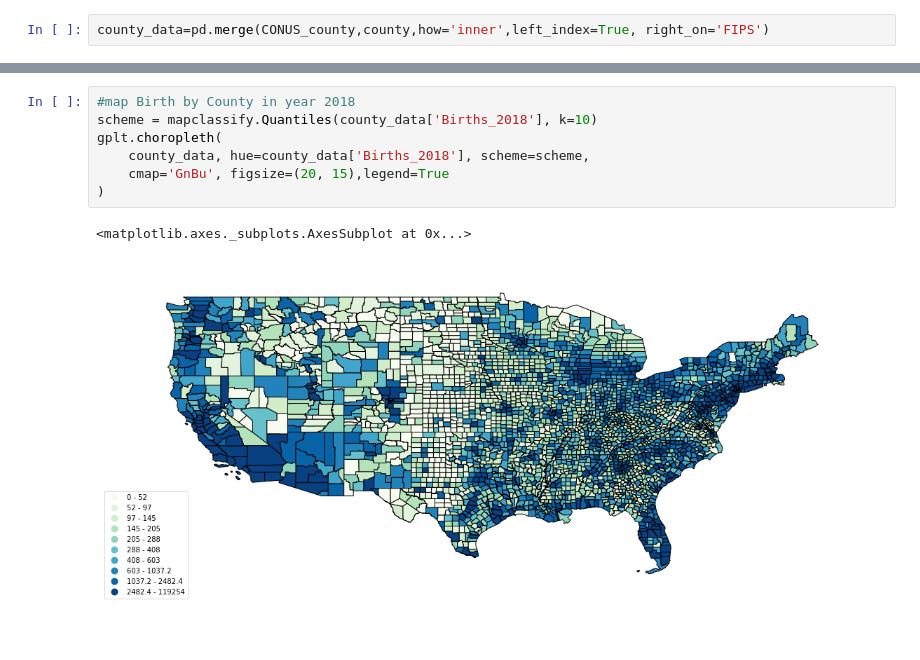
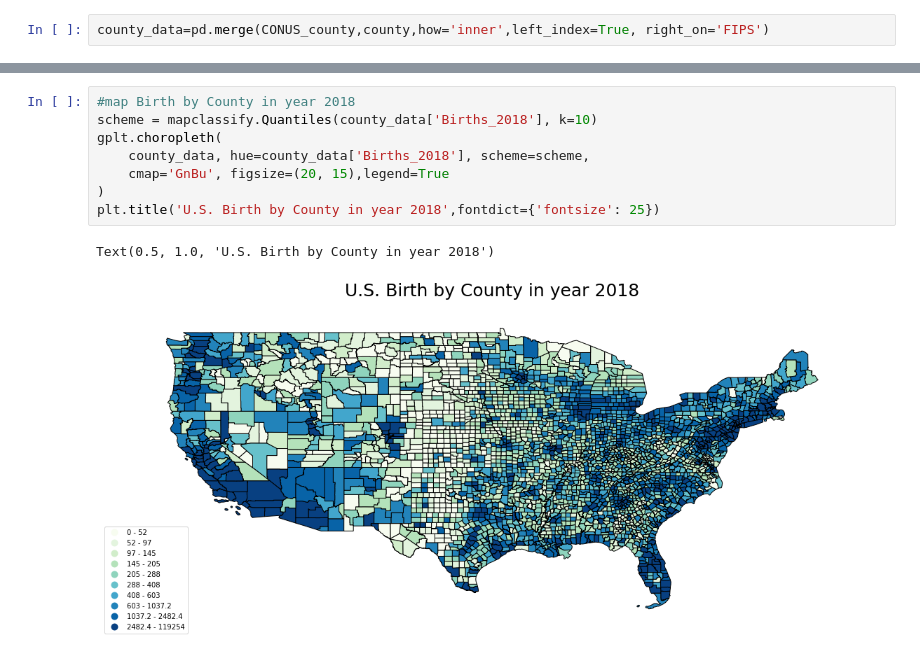
Before and after one commit to chelseawmk/Visualization-with-GeoPandas-and-GeoPlot, a Jupyter notebook: Mapping_US_County_Level_data_with_Geoplot_and_Geopandas.ipynb, the cells around one changed output, grey strips where cells are left out. Saved outputs shown, nothing was run; the diff lists cells and outputs as text.

```diff
--- a/Mapping_US_County_Level_data_with_Geoplot_and_Geopandas.ipynb
+++ b/Mapping_US_County_Level_data_with_Geoplot_and_Geopandas.ipynb
@@ -61,10 +67,11 @@ gplt.choropleth(
 # %%
 #map Birth by County in year 2018
 scheme = mapclassify.Quantiles(county_data['Births_2018'], k=10)
 gplt.choropleth(
     county_data, hue=county_data['Births_2018'], scheme=scheme,
     cmap='GnBu', figsize=(20, 15),legend=True
 )
+plt.title('U.S. Birth by County in year 2018',fontdict={'fontsize': 25})
 # %% [output]
-<matplotlib.axes._subplots.AxesSubplot at 0x...>
+Text(0.5, 1.0, 'U.S. Birth by County in year 2018')
-[figure, old version]
+[figure, new version]
```
Also changed, not shown: parts of 4 cells of this notebook.
